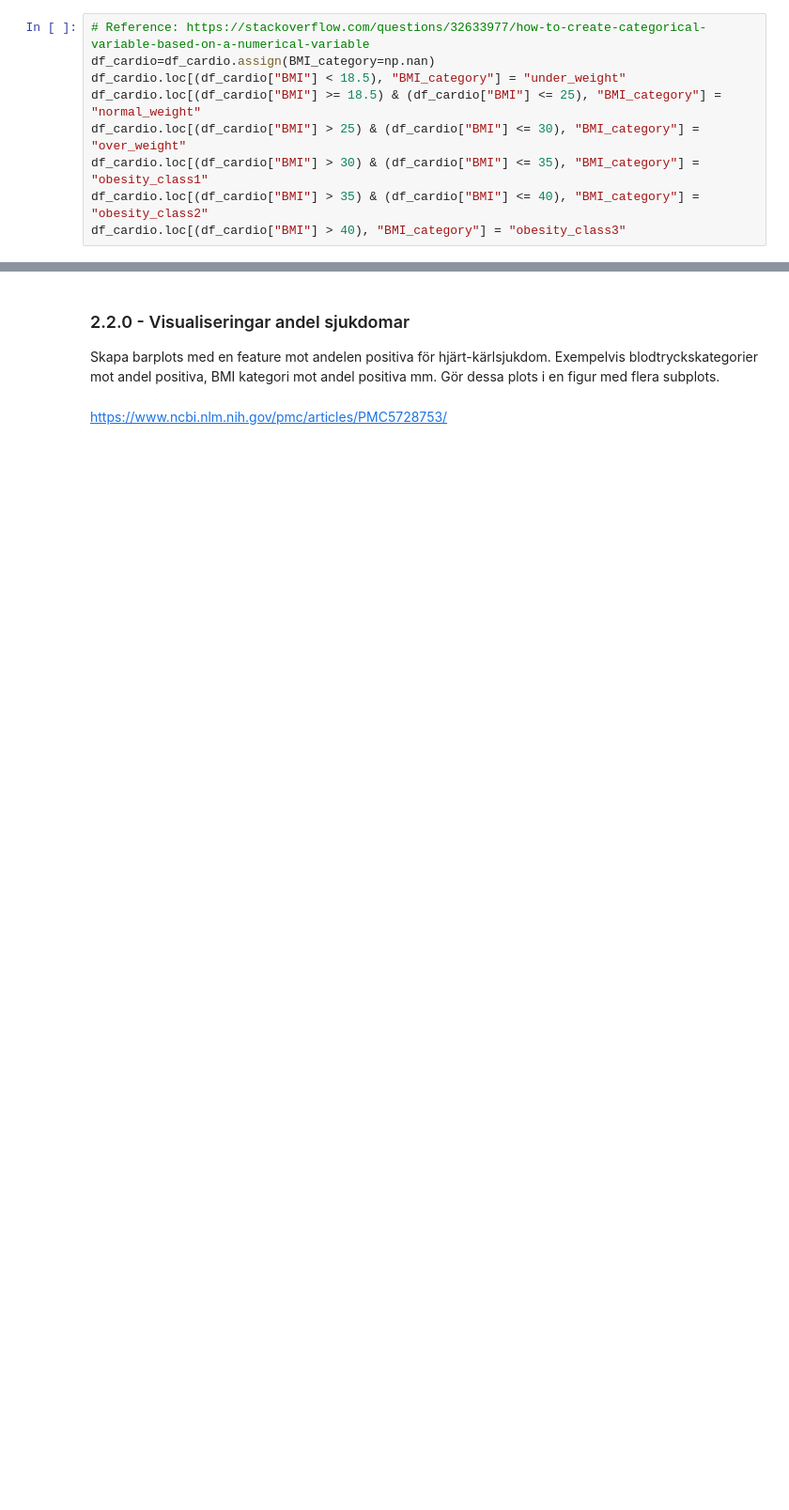
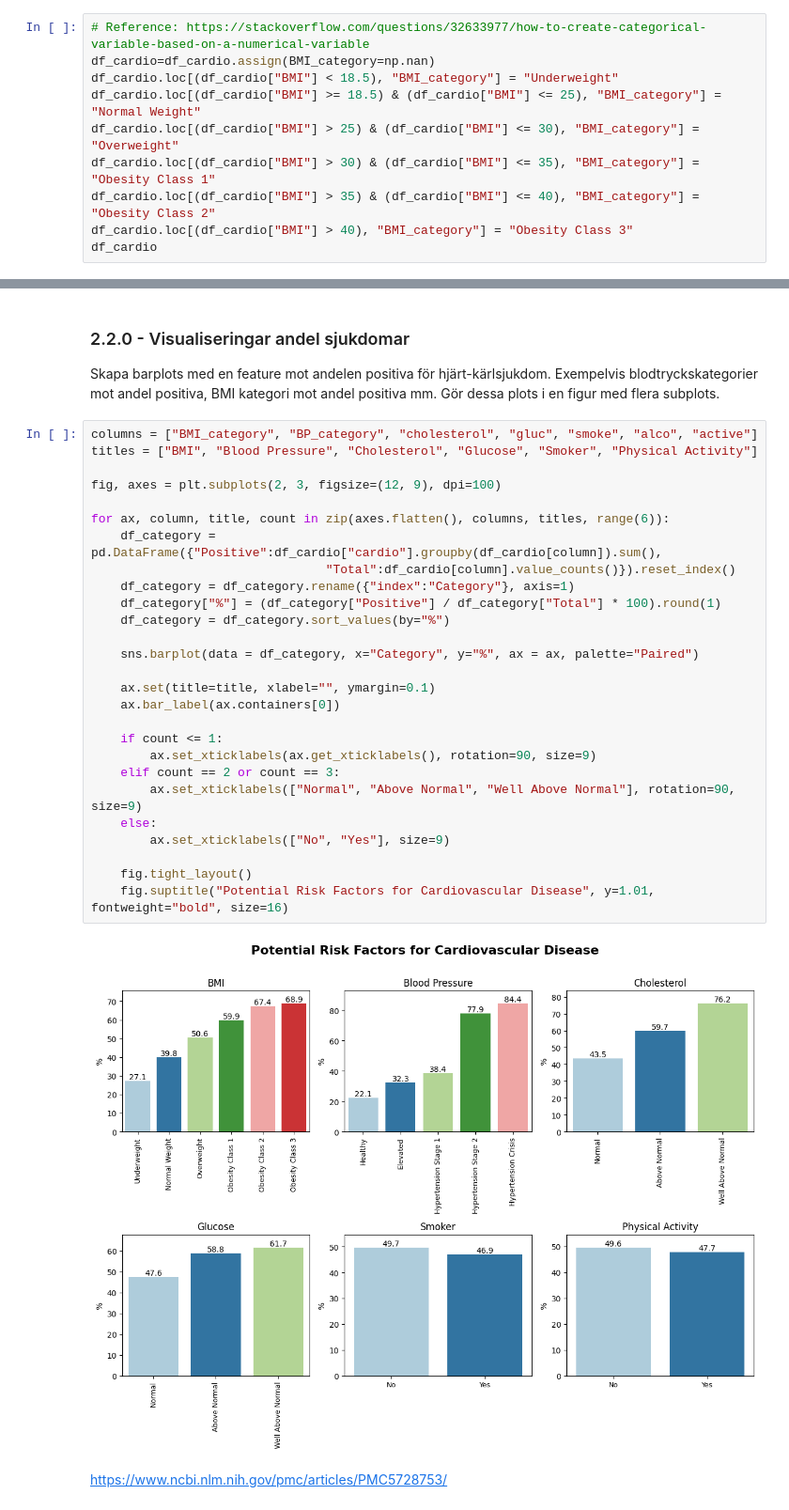
Before and after one commit to Anna-MariaSjolund/Machine-learning, a Jupyter notebook: labs/lab_disease_prediction.ipynb, the cells around one changed output, grey strips where cells are left out. Shown at 94% size. Drawn from its saved outputs; the diff is of its cells as text; blank space fills up the shorter version.

Commit message:
Added visualisation 2.2

```diff
--- a/labs/lab_disease_prediction.ipynb
+++ b/labs/lab_disease_prediction.ipynb
@@ -327,9 +327,10 @@ Since a low BMI is also a risk factor for cardiovascular diseace, I also choose
 # %%
 # Reference: https://stackoverflow.com/questions/32633977/how-to-create-categorical-variable-based-on-a-numerical-variable
 df_cardio=df_cardio.assign(BMI_category=np.nan)
-df_cardio.loc[(df_cardio["BMI"] < 18.5), "BMI_category"] = "under_weight"
-df_cardio.loc[(df_cardio["BMI"] >= 18.5) & (df_cardio["BMI"] <= 25), "BMI_category"] = "normal_weight"
-df_cardio.loc[(df_cardio["BMI"] > 25) & (df_cardio["BMI"] <= 30), "BMI_category"] = "over_weight"
-df_cardio.loc[(df_cardio["BMI"] > 30) & (df_cardio["BMI"] <= 35), "BMI_category"] = "obesity_class1"
-df_cardio.loc[(df_cardio["BMI"] > 35) & (df_cardio["BMI"] <= 40), "BMI_category"] = "obesity_class2"
-df_cardio.loc[(df_cardio["BMI"] > 40), "BMI_category"] = "obesity_class3"
+df_cardio.loc[(df_cardio["BMI"] < 18.5), "BMI_category"] = "Underweight"
+df_cardio.loc[(df_cardio["BMI"] >= 18.5) & (df_cardio["BMI"] <= 25), "BMI_category"] = "Normal Weight"
+df_cardio.loc[(df_cardio["BMI"] > 25) & (df_cardio["BMI"] <= 30), "BMI_category"] = "Overweight"
+df_cardio.loc[(df_cardio["BMI"] > 30) & (df_cardio["BMI"] <= 35), "BMI_category"] = "Obesity Class 1"
+df_cardio.loc[(df_cardio["BMI"] > 35) & (df_cardio["BMI"] <= 40), "BMI_category"] = "Obesity Class 2"
+df_cardio.loc[(df_cardio["BMI"] > 40), "BMI_category"] = "Obesity Class 3"
+df_cardio
@@ -601,5 +619,34 @@ Name: BP_category, dtype: int64
 ### 2.2.0 - Visualiseringar andel sjukdomar
 Skapa barplots med en feature mot andelen positiva för hjärt-kärlsjukdom. Exempelvis blodtryckskategorier
 mot andel positiva, BMI kategori mot andel positiva mm. Gör dessa plots i en figur med flera subplots.
+# %%
+columns = ["BMI_category", "BP_category", "cholesterol", "gluc", "smoke", "alco", "active"]
+titles = ["BMI", "Blood Pressure", "Cholesterol", "Glucose", "Smoker", "Physical Activity"]
+
+fig, axes = plt.subplots(2, 3, figsize=(12, 9), dpi=100)
+
+for ax, column, title, count in zip(axes.flatten(), columns, titles, range(6)):
+    df_category = pd.DataFrame({"Positive":df_cardio["cardio"].groupby(df_cardio[column]).sum(),
+                                "Total":df_cardio[column].value_counts()}).reset_index()
+    df_category = df_category.rename({"index":"Category"}, axis=1)
+    df_category["%"] = (df_category["Positive"] / df_category["Total"] * 100).round(1)
+    df_category = df_category.sort_values(by="%")
+
+    sns.barplot(data = df_category, x="Category", y="%", ax = ax, palette="Paired")
+
+    ax.set(title=title, xlabel="", ymargin=0.1)
+    ax.bar_label(ax.containers[0])
+
+    if count <= 1:
+        ax.set_xticklabels(ax.get_xticklabels(), rotation=90, size=9)
+    elif count == 2 or count == 3:
+        ax.set_xticklabels(["Normal", "Above Normal", "Well Above Normal"], rotation=90, size=9)
+    else:
+        ax.set_xticklabels(["No", "Yes"], size=9)
+
+    fig.tight_layout()
+    fig.suptitle("Potential Risk Factors for Cardiovascular Disease", y=1.01, fontweight="bold", size=16)
+# %% [output]
+[figure, added]
 # %% [markdown]
 https://www.ncbi.nlm.nih.gov/pmc/articles/PMC5728753/
```
Also changed, not shown: parts of 4 cells of this notebook.
